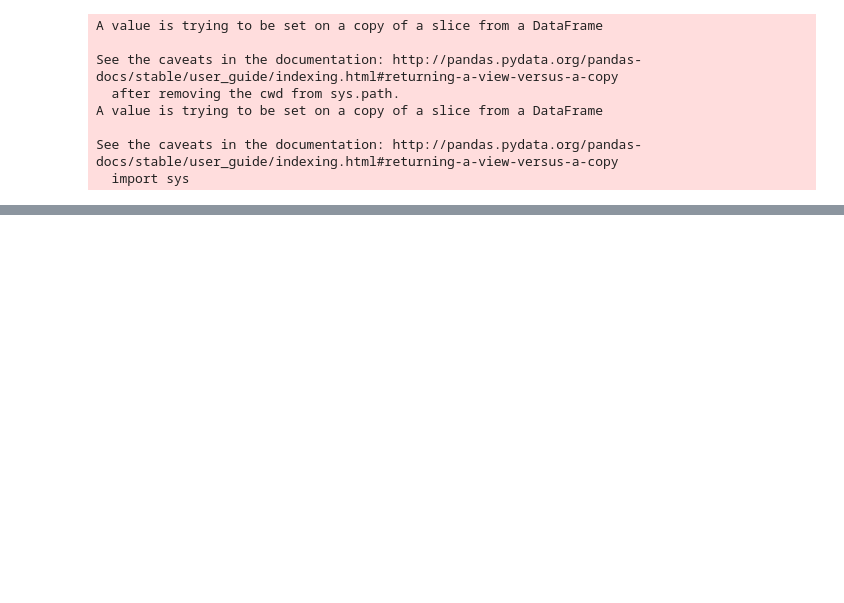
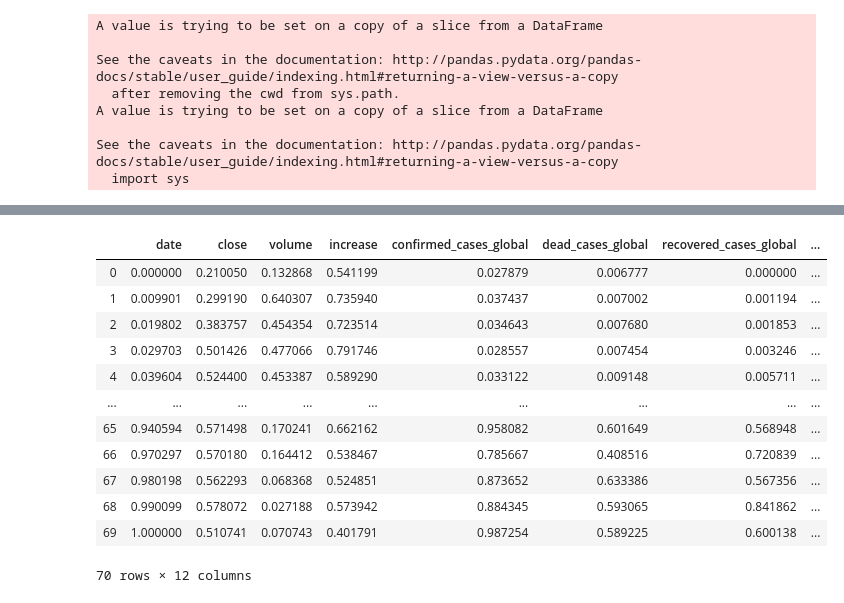
Before and after one commit to lawiet019/DA_FinalProject, a Jupyter notebook: caseAnalyze/timeSeries.ipynb, the cells around one changed output, grey strips where cells are left out. Saved outputs shown, nothing was run; the diff lists cells and outputs as text; code cells hidden in the pictures; blank space fills up the shorter version.

```diff
--- a/caseAnalyze/timeSeries.ipynb
+++ b/caseAnalyze/timeSeries.ipynb
@@ -118,3 +166,19 @@ plt.savefig("scatter plot.jpg")
+# %%
+merged_data_norm
+# %% [output]
+|  | date | close | volume | increase | confirmed_cases_global | dead_cases_global | recovered_cases_global | ... |
+| 0 | 0.000000 | 0.210050 | 0.132868 | 0.541199 | 0.027879 | 0.006777 | 0.000000 | ... |
+| 1 | 0.009901 | 0.299190 | 0.640307 | 0.735940 | 0.037437 | 0.007002 | 0.001194 | ... |
+| 2 | 0.019802 | 0.383757 | 0.454354 | 0.723514 | 0.034643 | 0.007680 | 0.001853 | ... |
+| 3 | 0.029703 | 0.501426 | 0.477066 | 0.791746 | 0.028557 | 0.007454 | 0.003246 | ... |
+| 4 | 0.039604 | 0.524400 | 0.453387 | 0.589290 | 0.033122 | 0.009148 | 0.005711 | ... |
+| ... | ... | ... | ... | ... | ... | ... | ... | ... |
+| 65 | 0.940594 | 0.571498 | 0.170241 | 0.662162 | 0.958082 | 0.601649 | 0.568948 | ... |
+| 66 | 0.970297 | 0.570180 | 0.164412 | 0.538467 | 0.785667 | 0.408516 | 0.720839 | ... |
+| 67 | 0.980198 | 0.562293 | 0.068368 | 0.524851 | 0.873652 | 0.633386 | 0.567356 | ... |
+| 68 | 0.990099 | 0.578072 | 0.027188 | 0.573942 | 0.884345 | 0.593065 | 0.841862 | ... |
+| 69 | 1.000000 | 0.510741 | 0.070743 | 0.401791 | 0.987254 | 0.589225 | 0.600138 | ... |
+70 rows × 12 columns
 # %%
 # time series analysis
 #get the len of data
```
Also changed, not shown: parts of 24 cells of this notebook, 49 other files.
